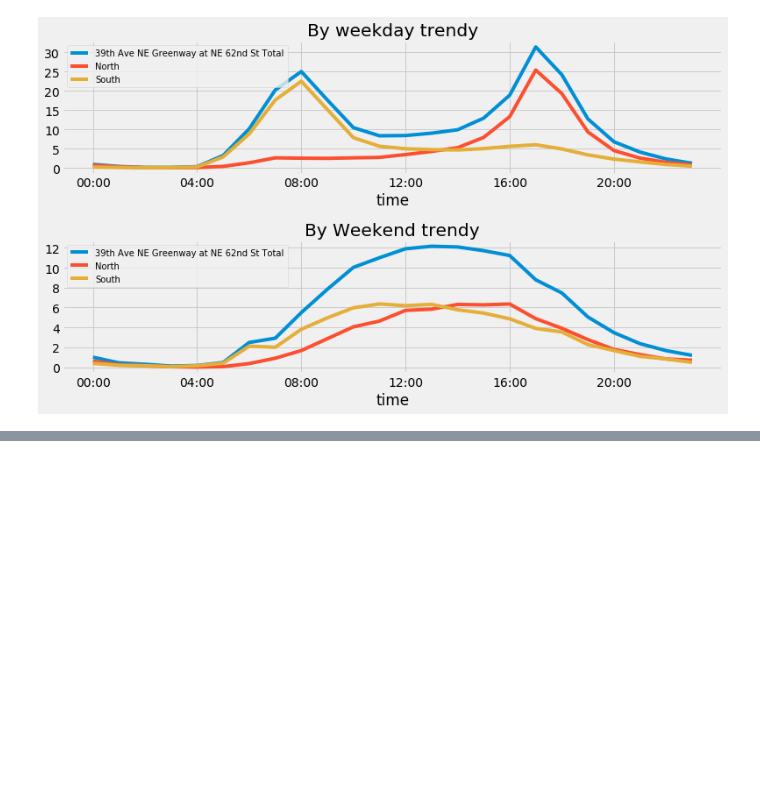
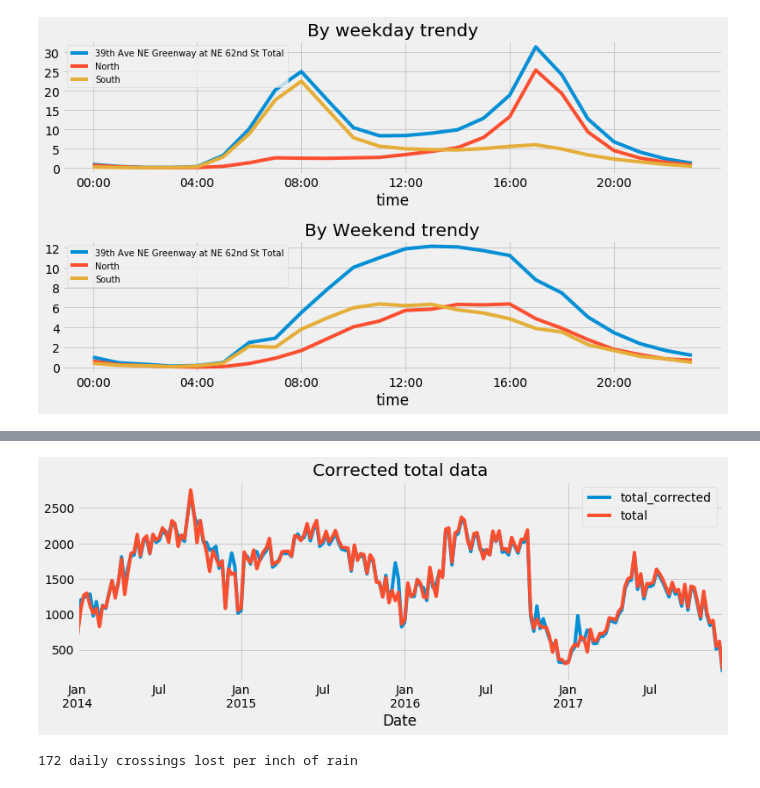
Before and after one commit to huy105/Python-analyst, a Jupyter notebook: 39th_Ave_NE_Greenway_at_NE_62nd_analyst.ipynb, the cells around one changed output, grey strips where cells are left out. Drawn from its saved outputs; the diff is of its cells as text; code cells hidden in the pictures; blank space fills up the shorter version.

```diff
--- a/39th_Ave_NE_Greenway_at_NE_62nd_analyst.ipynb
+++ b/39th_Ave_NE_Greenway_at_NE_62nd_analyst.ipynb
@@ -182,0 +260,9 @@ with plt.style.context("fivethirtyeight"):
+# %%
+# De trend the data to remove trend affected by pecipitation
+total_data['total_corrected'] = total_data['total'] - total_data['pep_trend'] + total_data['pep_trend'].mean()
+with plt.style.context("fivethirtyeight"):
+    fig, ax = plt.subplots(figsize = (12,4))
+    total_data[['total_corrected', 'total']].plot(ax = ax)
+    ax.set(title = "Corrected total data")
+# %% [output]
+[figure, added]
@@ -182,0 +271,6 @@ with plt.style.context("fivethirtyeight"):
+# %%
+#How Does Rain Affect Ridership?
+slope = clf.coef_[0]
+print("{0:.0f} daily crossings lost per inch of rain".format(-slope))
+# %% [output]
+172 daily crossings lost per inch of rain
```
Also changed, not shown: parts of 9 cells of this notebook.
